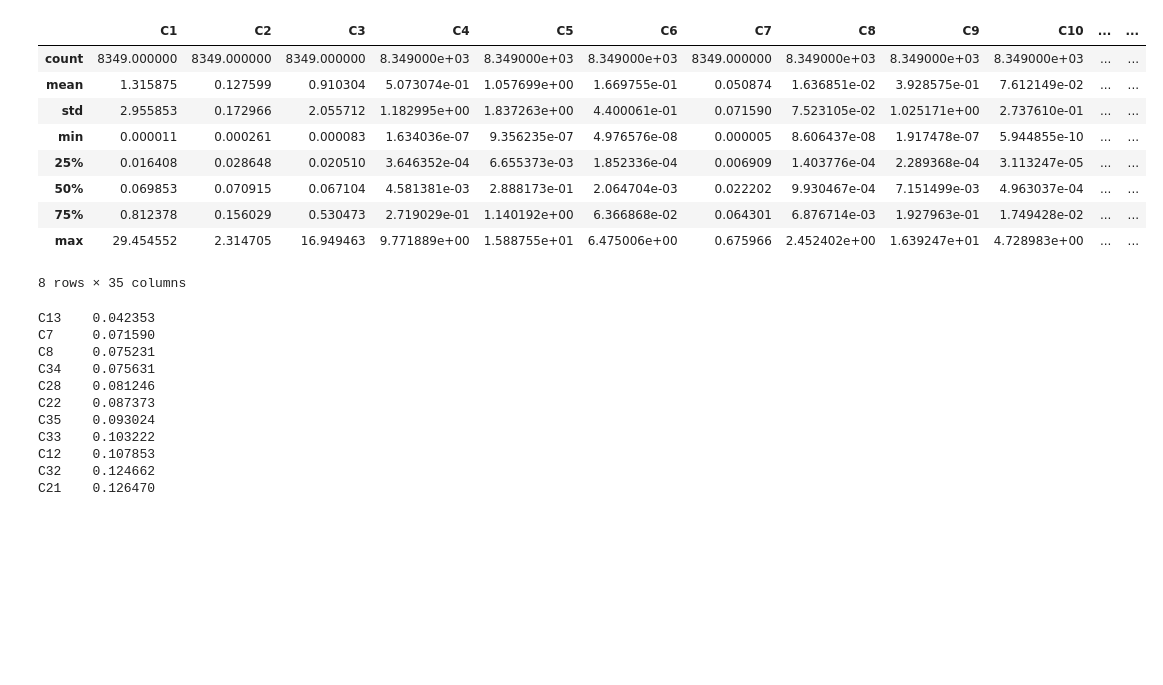
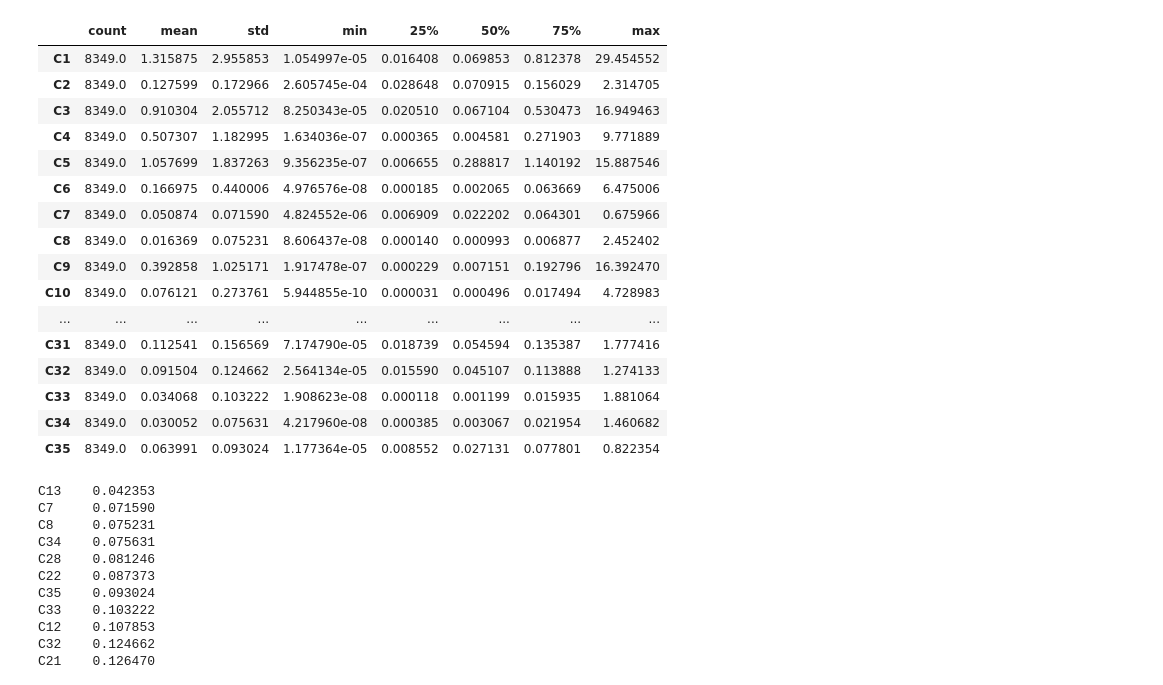
Before and after one commit to sunkusun9/sunkusun9, a Jupyter notebook: kaggle/Elucidata/Data Processing.ipynb, the cells around one changed output. Saved outputs shown, nothing was run; the diff lists cells and outputs as text; code cells hidden in the pictures; blank space fills up the shorter version.

```diff
--- a/kaggle/Elucidata/Data Processing.ipynb
+++ b/kaggle/Elucidata/Data Processing.ipynb
@@ -50,16 +61,23 @@ targets = [i for i in df_spots.columns if i.startswith('C')]
 # %%
-df_spots[targets].describe()
+df_spots[targets].describe().T
 # %% [output]
-|  | C1 | C2 | C3 | C4 | C5 | C6 | C7 | C8 | C9 | C10 | ... | ... |
-| count | 8349.000000 | 8349.000000 | 8349.000000 | 8.349000e+03 | 8.349000e+03 | 8.349000e+03 | 8349.000000 | 8.349000e+03 | 8.349000e+03 | 8.349000e+03 | ... | ... |
-| mean | 1.315875 | 0.127599 | 0.910304 | 5.073074e-01 | 1.057699e+00 | 1.669755e-01 | 0.050874 | 1.636851e-02 | 3.928575e-01 | 7.612149e-02 | ... | ... |
-| std | 2.955853 | 0.172966 | 2.055712 | 1.182995e+00 | 1.837263e+00 | 4.400061e-01 | 0.071590 | 7.523105e-02 | 1.025171e+00 | 2.737610e-01 | ... | ... |
-| min | 0.000011 | 0.000261 | 0.000083 | 1.634036e-07 | 9.356235e-07 | 4.976576e-08 | 0.000005 | 8.606437e-08 | 1.917478e-07 | 5.944855e-10 | ... | ... |
-| 25% | 0.016408 | 0.028648 | 0.020510 | 3.646352e-04 | 6.655373e-03 | 1.852336e-04 | 0.006909 | 1.403776e-04 | 2.289368e-04 | 3.113247e-05 | ... | ... |
-| 50% | 0.069853 | 0.070915 | 0.067104 | 4.581381e-03 | 2.888173e-01 | 2.064704e-03 | 0.022202 | 9.930467e-04 | 7.151499e-03 | 4.963037e-04 | ... | ... |
-| 75% | 0.812378 | 0.156029 | 0.530473 | 2.719029e-01 | 1.140192e+00 | 6.366868e-02 | 0.064301 | 6.876714e-03 | 1.927963e-01 | 1.749428e-02 | ... | ... |
-| max | 29.454552 | 2.314705 | 16.949463 | 9.771889e+00 | 1.588755e+01 | 6.475006e+00 | 0.675966 | 2.452402e+00 | 1.639247e+01 | 4.728983e+00 | ... | ... |
+|  | count | mean | std | min | 25% | 50% | 75% | max |
+| C1 | 8349.0 | 1.315875 | 2.955853 | 1.054997e-05 | 0.016408 | 0.069853 | 0.812378 | 29.454552 |
+| C2 | 8349.0 | 0.127599 | 0.172966 | 2.605745e-04 | 0.028648 | 0.070915 | 0.156029 | 2.314705 |
+| C3 | 8349.0 | 0.910304 | 2.055712 | 8.250343e-05 | 0.020510 | 0.067104 | 0.530473 | 16.949463 |
+| C4 | 8349.0 | 0.507307 | 1.182995 | 1.634036e-07 | 0.000365 | 0.004581 | 0.271903 | 9.771889 |
+| C5 | 8349.0 | 1.057699 | 1.837263 | 9.356235e-07 | 0.006655 | 0.288817 | 1.140192 | 15.887546 |
+| C6 | 8349.0 | 0.166975 | 0.440006 | 4.976576e-08 | 0.000185 | 0.002065 | 0.063669 | 6.475006 |
+| C7 | 8349.0 | 0.050874 | 0.071590 | 4.824552e-06 | 0.006909 | 0.022202 | 0.064301 | 0.675966 |
+| C8 | 8349.0 | 0.016369 | 0.075231 | 8.606437e-08 | 0.000140 | 0.000993 | 0.006877 | 2.452402 |
+| C9 | 8349.0 | 0.392858 | 1.025171 | 1.917478e-07 | 0.000229 | 0.007151 | 0.192796 | 16.392470 |
+| C10 | 8349.0 | 0.076121 | 0.273761 | 5.944855e-10 | 0.000031 | 0.000496 | 0.017494 | 4.728983 |
+| ... | ... | ... | ... | ... | ... | ... | ... | ... |
+| C31 | 8349.0 | 0.112541 | 0.156569 | 7.174790e-05 | 0.018739 | 0.054594 | 0.135387 | 1.777416 |
+| C32 | 8349.0 | 0.091504 | 0.124662 | 2.564134e-05 | 0.015590 | 0.045107 | 0.113888 | 1.274133 |
+| C33 | 8349.0 | 0.034068 | 0.103222 | 1.908623e-08 | 0.000118 | 0.001199 | 0.015935 | 1.881064 |
+| C34 | 8349.0 | 0.030052 | 0.075631 | 4.217960e-08 | 0.000385 | 0.003067 | 0.021954 | 1.460682 |
+| C35 | 8349.0 | 0.063991 | 0.093024 | 1.177364e-05 | 0.008552 | 0.027131 | 0.077801 | 0.822354 |
-8 rows × 35 columns
 # %%
 df_spots[targets].std().sort_values()
 # %% [output]
```
Also changed, not shown: parts of 13 cells of this notebook, 50 other files.
